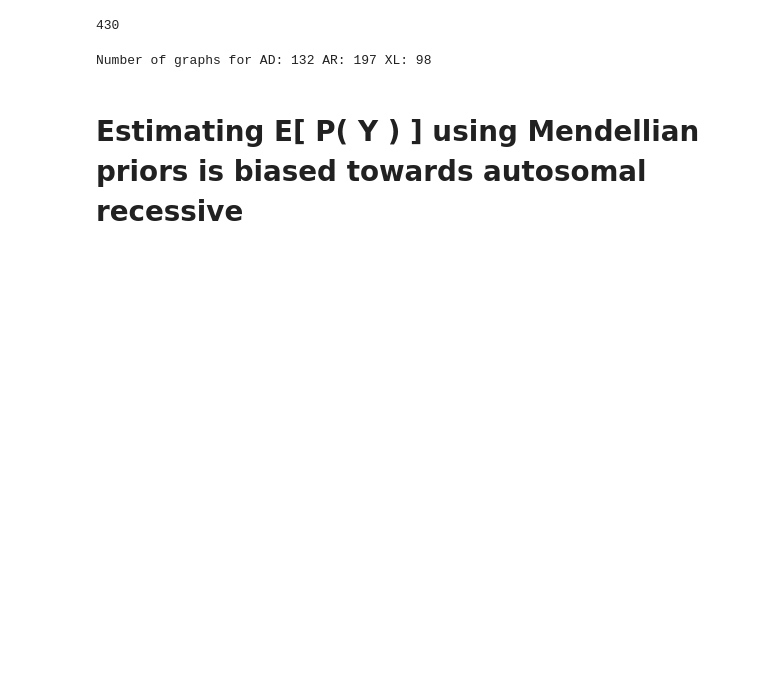
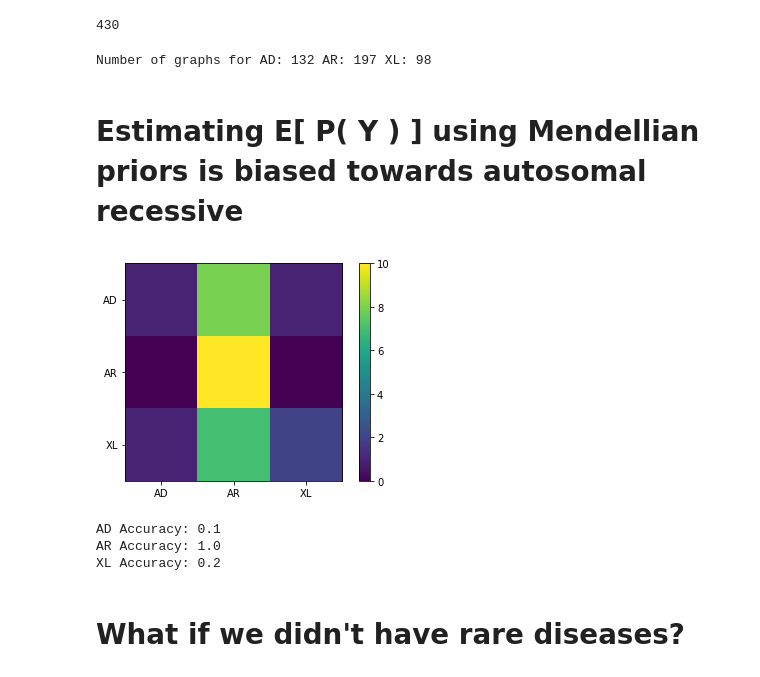
Before and after one commit to EddieCunningham/GraphLSSM, a Jupyter notebook: research/Summary.ipynb, the cells around one changed output. Drawn from its saved outputs; the diff is of its cells as text; code cells hidden in the pictures; blank space fills up the shorter version.

```diff
--- a/research/Summary.ipynb
+++ b/research/Summary.ipynb
@@ -64,0 +121,4 @@ ar.fitStep()
+# %%
+def classAccuracy( label, predicted, true ):
+    predicted_label = predicted[ true == label ]
+    return ( predicted_label == label ).sum() / predicted_label.shape[ 0 ]
@@ -64,0 +166,20 @@ ar.fitStep()
+# %%
+N = 100
+# Randomly sample 10 graphs from each class to do inference on
+K = 10
+ind_ad = np.random.choice( len( ad_graphs ), size=K, replace=False )
+ind_ar = np.random.choice( len( ar_graphs ), size=K, replace=False )
+ind_xl = np.random.choice( len( xl_graphs ), size=K, replace=False )
+# %%
+ad_test = [ ad_graphs[ i ] for i in ind_ad ]
+ar_test = [ ar_graphs[ i ] for i in ind_ar ]
+xl_test = [ xl_graphs[ i ] for i in ind_xl ]
+# %%
+fullPredictions( ad_test, ar_test, xl_test, N=100, strength=4, set_latent_states=True )
+# %% [output]
+[figure, added]
+AD Accuracy: 0.1
+AR Accuracy: 1.0
+XL Accuracy: 0.2
+# %% [markdown]
+# What if we didn't have rare diseases?
```
Also changed, not shown: parts of 15 cells of this notebook, 8 other files.
